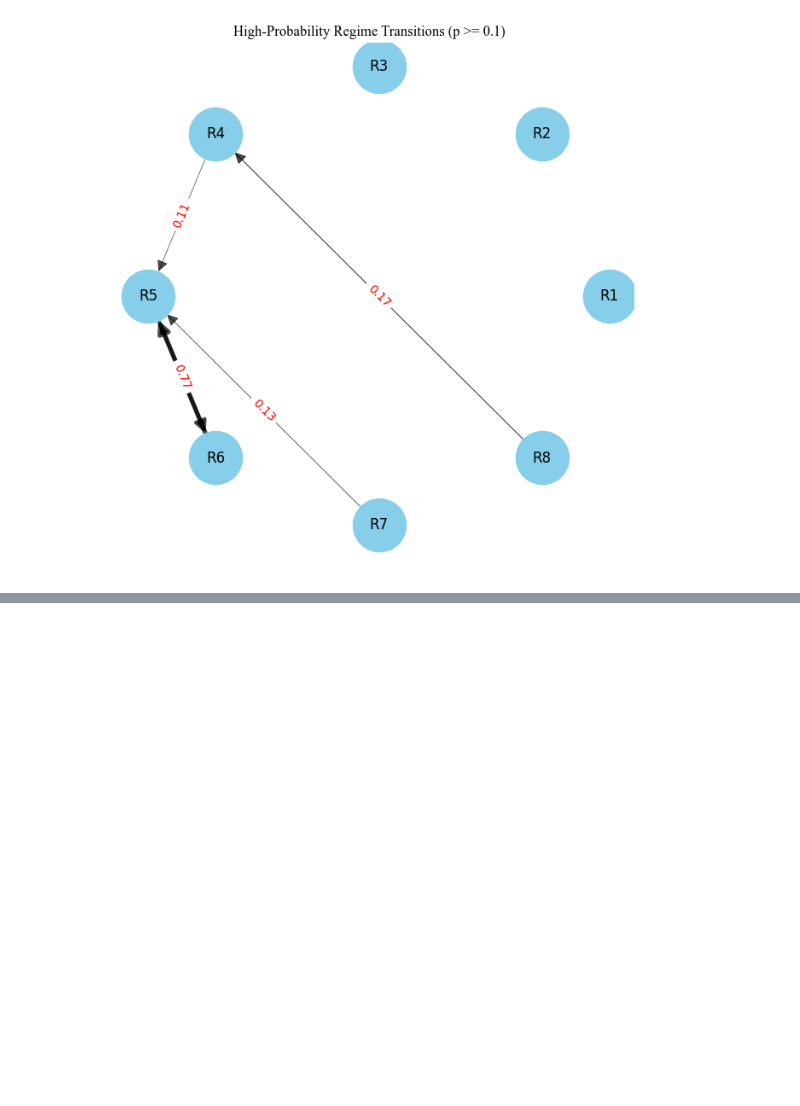
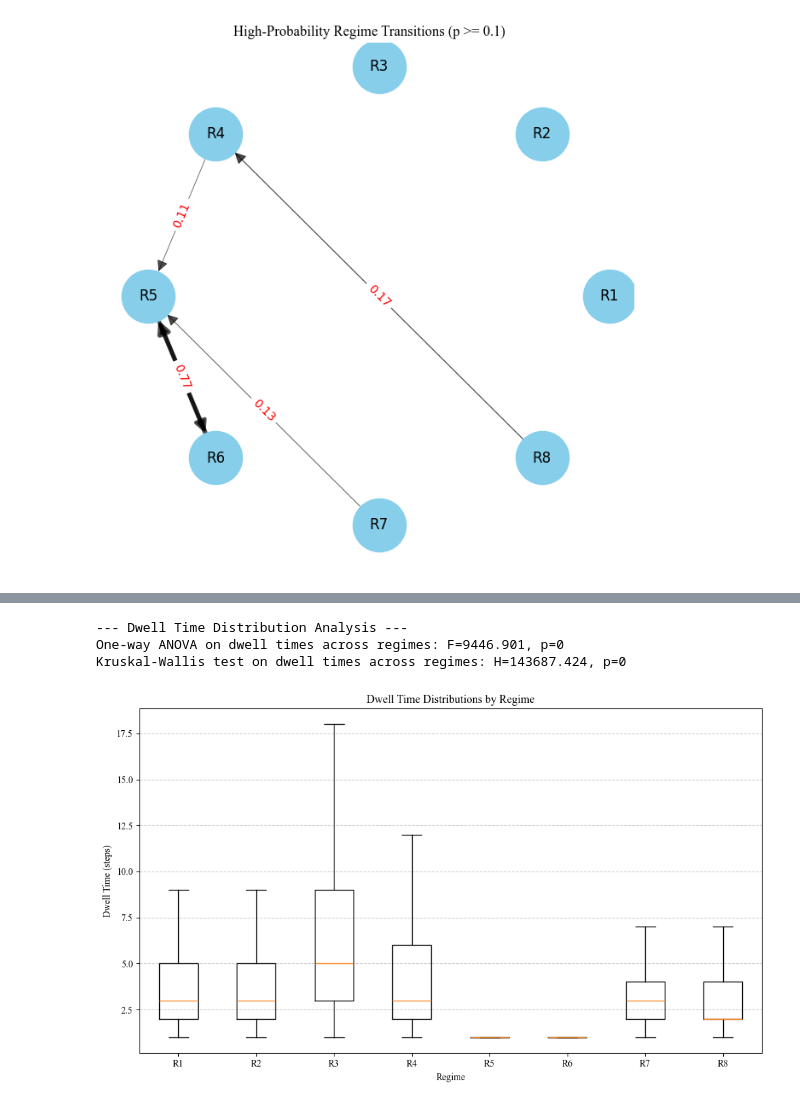
Before and after one commit to cartersale/Affect-Dynamics, a Jupyter notebook: notebooks/hmm_outputs.ipynb, the cells around one changed output, grey strips where cells are left out. Drawn from its saved outputs; the diff is of its cells as text; code cells hidden in the pictures; blank space fills up the shorter version.

```diff
--- a/notebooks/hmm_outputs.ipynb
+++ b/notebooks/hmm_outputs.ipynb
@@ -273,0 +371,74 @@ Order: [5 6 3 2 1 0 7 4]
+# %%
+from scipy.stats import f_oneway, kruskal
+
+def get_dwell_times_from_paths(decoded_df: pd.DataFrame, K: int) -> dict[int, list[int]]:
+    """
+    Computes the empirical dwell times for each regime from the Viterbi paths.
+    """
+    dwells_by_regime = {k: [] for k in range(K)}
+
+    for _, row in decoded_df.iterrows():
+        path_file = ARTIFACTS_DIR / row["path_file"]
+        if not path_file.exists():
+            continue
+
+        path = np.load(path_file)
+        if len(path) == 0:
+            continue
+
+        # Find where the regime changes
+        change_points = np.where(path[:-1] != path[1:])[0]
+
+        # Segment lengths are the differences between change points
+        segment_lengths = np.diff(np.concatenate(([-1], change_points, [len(path) - 1])))
+
+        # The regime for each segment is the value at the start of the segment
+        segment_regimes = path[np.concatenate(([0], change_points + 1))]
+
+        for regime, length in zip(segment_regimes, segment_lengths):
+            dwells_by_regime[regime].append(length)
+
+    return dwells_by_regime
+
+def analyze_dwell_time_distributions(dwells_by_regime: dict[int, list[int]], K: int, pT: np.ndarray, pC: np.ndarray):
+    """
+    Performs ANOVA and Kruskal-Wallis tests on dwell time distributions and plots them.
+    """
+    order, regime_labels = _regime_order_and_labels(pT, pC)
+
+    # Reorder the dwell time data according to the canonical regime order
+    dwell_data_sorted = [dwells_by_regime[k] for k in order]
+
+    print("\n--- Dwell Time Distribution Analysis ---")
+
+    # Statistical Tests
+    if all(len(d) > 1 for d in dwell_data_sorted):
+        # One-way ANOVA
+        f_stat, p_anova = f_oneway(*dwell_data_sorted)
+        print(f"One-way ANOVA on dwell times across regimes: F={f_stat:.3f}, p={p_anova:.3g}")
+
+        # Kruskal-Wallis H-test (non-parametric alternative)
+        h_stat, p_kruskal = kruskal(*dwell_data_sorted)
+        print(f"Kruskal-Wallis test on dwell times across regimes: H={h_stat:.3f}, p={p_kruskal:.3g}")
+    else:
+        print("Skipping statistical tests: not enough data in one or more regimes.")
+
+    # Boxplot of Dwell Time Distributions
+    plt.figure(figsize=(10, 6))
+    plt.boxplot(dwell_data_sorted, labels=regime_labels, showfliers=False) # Hide outliers for better visualization
+    plt.title("Dwell Time Distributions by Regime")
+    plt.xlabel("Regime")
+    plt.ylabel("Dwell Time (steps)")
+    plt.grid(axis='y', linestyle='--', alpha=0.7)
+    plt.tight_layout()
+    plt.savefig(ARTIFACTS_DIR / "dwell_time_distributions.svg", format="svg")
+    plt.show()
+
+if 'df_decoded' in locals():
+    dwells = get_dwell_times_from_paths(df_decoded, best_K)
+    analyze_dwell_time_distributions(dwells, best_K, pT, pC)
+# %% [output]
+--- Dwell Time Distribution Analysis ---
+One-way ANOVA on dwell times across regimes: F=9446.901, p=0
+Kruskal-Wallis test on dwell times across regimes: H=143687.424, p=0
+[figure, added]
```
Also changed, not shown: parts of 5 cells of this notebook.
